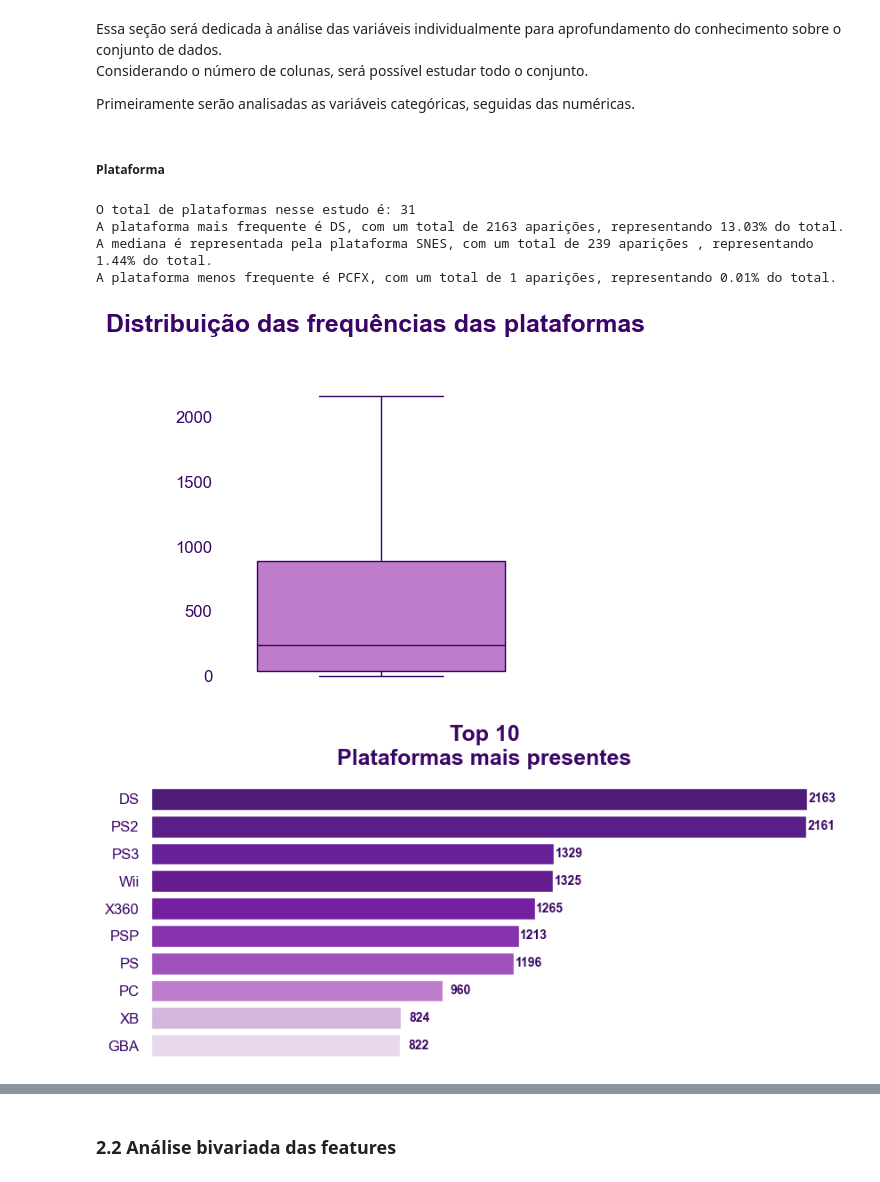
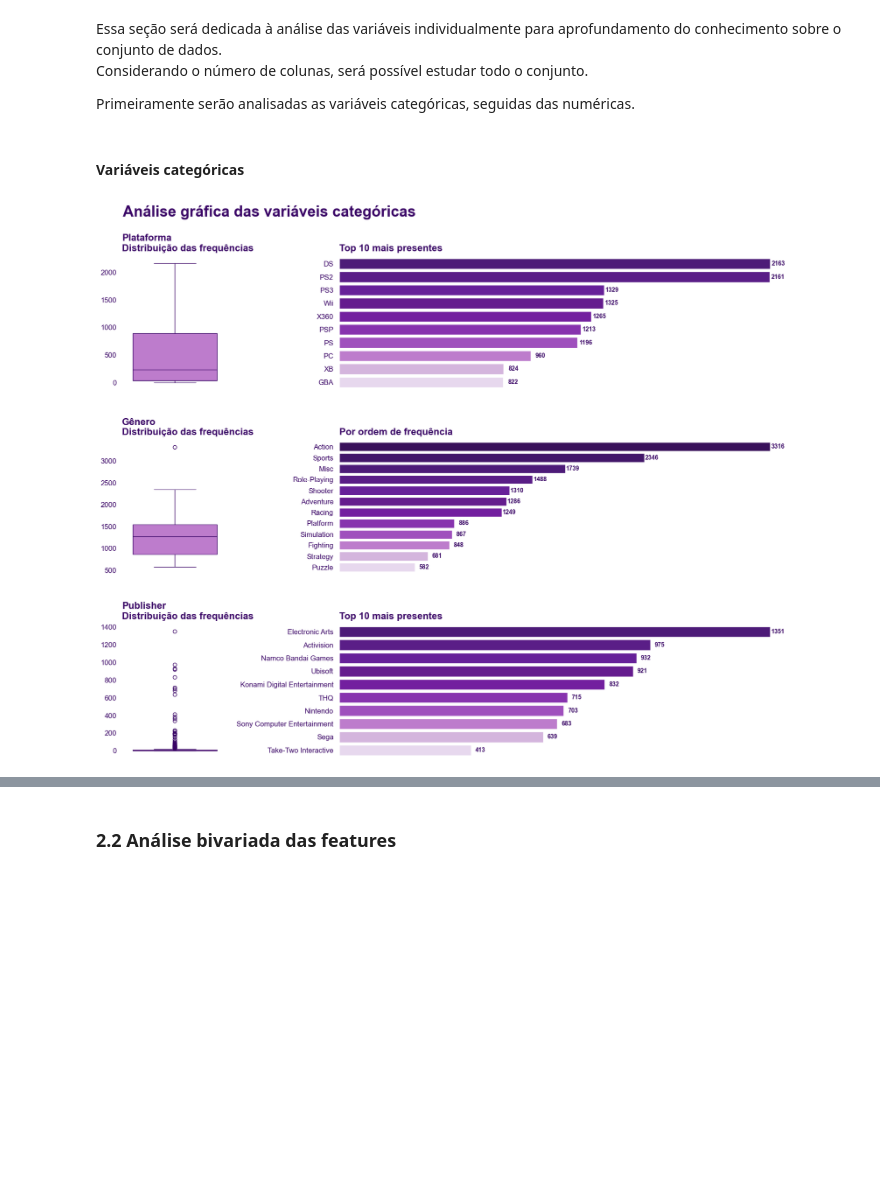
Before and after one commit to JHOliveira94/Portfolio_Recomendacao-de-jogos-digitais, a Jupyter notebook: notebook_vendas_games.ipynb, the cells around one changed output, grey strips where cells are left out. Cells and saved outputs as stored; diff of their text form; code cells hidden in the pictures; blank space fills up the shorter version.

```diff
--- a/notebook_vendas_games.ipynb
+++ b/notebook_vendas_games.ipynb
@@ -97,7 +97,7 @@ sns.color_palette()
 Função para gráfico de barras horizontais.
 '''
 
-def grafico_barra(data_frame, coluna_y, titulo, d):
+def grafico_barra(data_frame, coluna_y, d, axs):
 
     '''
     data_frame: DataFrame que contém os dados que serão plotados;
@@ -106,8 +106,8 @@ def grafico_barra(data_frame, coluna_y, titulo, d):
     d: distância para valor de cada barra
     '''
 
-    fig, ax = plt.subplots(figsize = (10, 4))
-    fig.suptitle(titulo, fontsize = 18, ha = 'center', weight='bold', color = '#3A0566', y = 1.05)
+    #fig, ax = plt.subplots(figsize = (10, 4))
+    #fig.suptitle(titulo, fontsize = 18, ha = 'center', weight='bold', color = '#3A0566', y = 1.05)
     sns.set_theme(style = "white")
 
     ax = sns.barplot(data = data_frame,
@@ -115,7 +115,8 @@ def grafico_barra(data_frame, coluna_y, titulo, d):
                     y = data_frame.index,
                     hue = data_frame[coluna_y],
                     palette = cores,
-                    legend = False)
+                    legend = False,
+                    ax = axs)
 
     ax.set_xlabel("")
     ax.set_ylabel("")
@@ -134,7 +135,7 @@ def grafico_barra(data_frame, coluna_y, titulo, d):
 Função para boxplot de uma variável.
 '''
 
-def boxplot_unico(data_frame, coluna_y, titulo):
+def boxplot_unico(data_frame, coluna_y, axs):
 
     '''
     data_frame: DataFrame que contém os dados que serão plotados;
@@ -142,15 +143,17 @@ def boxplot_unico(data_frame, coluna_y, titulo):
     titulo: Título do gráfico, entre aspas.
     '''
 
-    fig, ax = plt.subplots(figsize = (4, 4))
-    fig.suptitle(titulo, fontsize = 18, ha = 'center', weight='bold', color = '#3A0566', y = 1.05)
+    #fig, ax = plt.subplots(figsize = (4, 4))
+    #fig.suptitle(titulo, fontsize = 18, ha = 'center', weight='bold', color = '#3A0566', y = 1.05)
+
     sns.set_theme(style = "white")
 
     ax = sns.boxplot(data = data_frame,
                     palette = ["#C56FD9"],
                     legend = False,
                     fill = True,
-                    linecolor = "#3A0566")
+                    linecolor = "#3A0566",
+                    ax = axs)
 
     ax.set_xlabel("")
     ax.set_ylabel("")
@@ -380,27 +383,5 @@ Essa seção será dedicada à análise das variáveis individualmente para apro
 Considerando o número de colunas, será possível estudar todo o conjunto.
 
 Primeiramente serão analisadas as variáveis categóricas, seguidas das numéricas.
-# %% [markdown]
-##### **Plataforma**
-# %%
-todas_plataformas = pd.DataFrame(df['Plataforma'].value_counts().sort_values(ascending = False))
-todas_plataformas.reset_index(inplace= True)
-top10_plataforma = pd.DataFrame(df['Plataforma'].value_counts().sort_values(ascending = False).head(10))
-
-'''
-Analisando visualmente o Top 10 plataformas mais frequentes
-'''
-print(f'O total de plataformas nesse estudo é:', todas_plataformas['Plataforma'].nunique())
-print(f"A plataforma mais frequente é {todas_plataformas['Plataforma'][0]}, com um total de {todas_plataformas['count'][0]} aparições, representando {(todas_plataformas['count'][0] / todas_plataformas['count'].sum() *100).round(2)}% do total.")
-print(f"A mediana é representada pela plataforma {todas_plataformas['Plataforma'][15]}, com um total de {todas_plataformas['count'][15]} aparições , representando {(todas_plataformas['count'][15] / todas_plataformas['count'].sum() *100).round(2)}% do total.")
-print(f"A plataforma menos frequente é {todas_plataformas['Plataforma'][30]}, com um total de {todas_plataformas['count'][30]} aparições, representando {(todas_plataformas['count'][30] / todas_plataformas['count'].sum() *100).round(2)}% do total.\n")
-
-graf_dist_plataformas = boxplot_unico(todas_plataformas, 'count', 'Distribuição das frequências das plataformas')
-graf_top10_plataformas = grafico_barra(top10_plataforma, 'count', 'Top 10\nPlataformas mais presentes', 95)
-# %% [output]
-O total de plataformas nesse estudo é: 31
-A plataforma mais frequente é DS, com um total de 2163 aparições, representando 13.03% do total.
-A mediana é representada pela plataforma SNES, com um total de 239 aparições , representando 1.44% do total.
-A plataforma menos frequente é PCFX, com um total de 1 aparições, representando 0.01% do total.
-[figure, removed]
-[figure, removed]
+# %% [markdown]
+#### **Variáveis categóricas**
@@ -407,3 +407,34 @@ A plataforma menos frequente é PCFX, com um total de 1 aparições, representan
+# %%
+'''
+Construção gráfica para análise das variáveis categóricas
+Cada gráfico foi gerado a partir das funções definidas na seção 1. Preparações
+'''
+
+fig, axs = plt.subplots(3,2, figsize = (20, 15), gridspec_kw={'width_ratios': [0.7, 3]})
+
+fig.suptitle('Análise gráfica das variáveis categóricas', fontsize = 25, ha = 'left', weight='bold', color = '#3A0566', y = 0.96, x = 0.126)
+
+ax1 = graf_dist_plataforma = boxplot_unico(todas_plataformas, 'count', axs[0,0])
+ax1.set_title('Plataforma\nDistribuição das frequências', fontsize = 16, ha = 'left', weight='bold', color = '#3A0566', y = 1.02, x = 0)
+
+ax2 = grafico_barra(top10_plataforma, 'count', 75, axs[0,1])
+ax2.set_title('\nTop 10 mais presentes', fontsize = 16, ha = 'left', weight='bold', color = '#3A0566', y = 1.02, x = 0)
+
+ax3 = boxplot_unico(todos_generos, 'count', axs[1,0])
+ax3.set_title('Gênero\nDistribuição das frequências', fontsize = 16, ha = 'left', weight='bold', color = '#3A0566', y = 1.02, x = 0)
+
+ax4 = grafico_barra(todos_generos2, 'count', 110, axs[1,1])
+ax4.set_title('\nPor ordem de frequência ', fontsize = 16, ha = 'left', weight='bold', color = '#3A0566', y = 1.02, x = 0)
+
+ax5 = boxplot_unico(todas_publisher, 'count', axs[2,0])
+ax5.set_title('Publisher\nDistribuição das frequências', fontsize = 16, ha = 'left', weight='bold', color = '#3A0566', y = 1.02, x = 0)
+
+ax6 = grafico_barra(top10_publisher, 'count', 45, axs[2,1])
+ax6.set_title('\nTop 10 mais presentes', fontsize = 16, ha = 'left', weight='bold', color = '#3A0566', y = 1.02, x = 0)
+
+plt.subplots_adjust(wspace=0.4, hspace=0.4)
+# %% [output]
+[figure, added]
 # %% [markdown]
 <div style="background-color: #6a0dad; color: white; padding: 10px; border-radius: 5px;">
 💡 Percepções
```
Also changed, not shown: parts of 8 cells of this notebook.
